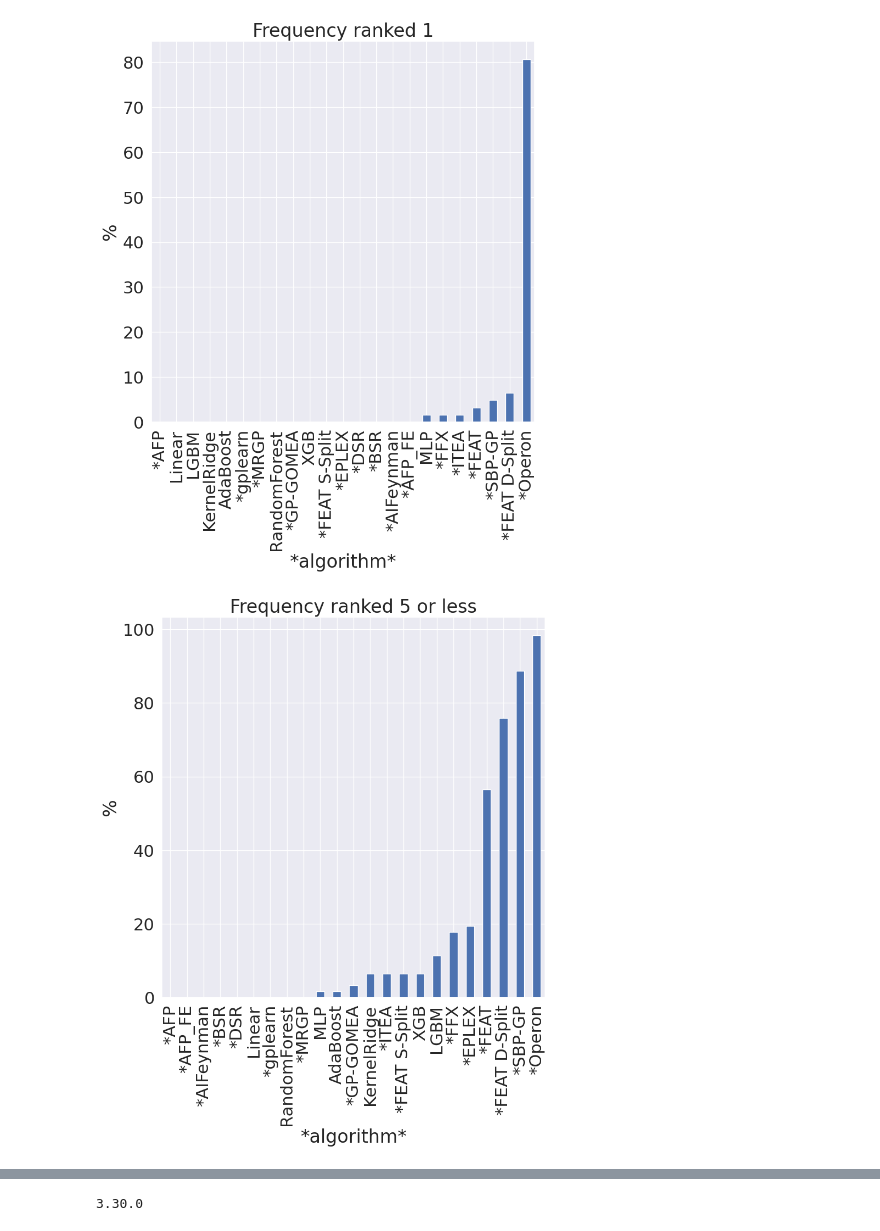
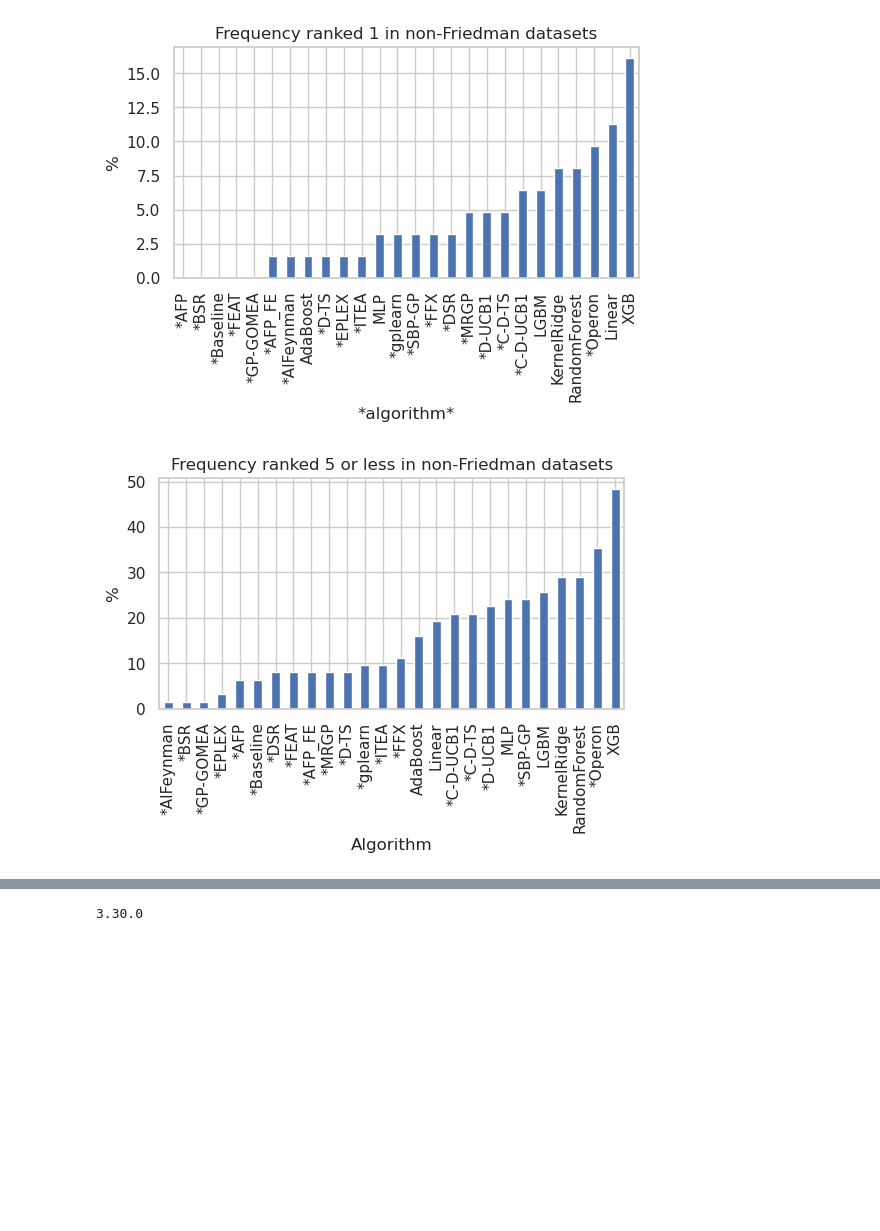
Before and after one commit to gAldeia/srbench, a Jupyter notebook: postprocessing/results-extended.ipynb, the cells around one changed output, grey strips where cells are left out. Drawn from its saved outputs; the diff is of its cells as text; code cells hidden in the pictures; blank space fills up the shorter version.

```diff
--- a/postprocessing/results-extended.ipynb
+++ b/postprocessing/results-extended.ipynb
@@ -146,0 +177,19 @@ The `ci` parameter is deprecated. Use `errorbar=('ci', 95)` for the same effect.
+# %%
+df_results['*algorithm*'] = df_results['algorithm'].apply(lambda x: '*'+x if x in symbolic_algs else x)
+sns.set(font_scale=1.0, style='whitegrid')
+
+df_pivot = pd.pivot_table(df_results[df_results.dataset.str.contains("_fri_")], index='*algorithm*', columns=['dataset'], values='r2_test').apply(lambda x: np.round(x,4))
+ranks = df_pivot.rank(ascending=False, method='min')
+plt.rcParams.update({'font.size': 30, 'pdf.fonttype' : 42, 'ps.fonttype' : 42})
+n = len(ranks.columns)
+
+plt.figure(figsize=(6,3))
+ranks.apply(lambda xs: np.array([100.0/n if x < 2 else 0 for x in xs]).sum(), axis=1).sort_values().plot.bar(ylabel='%', title='Frequency ranked 1 in Friedman datasets')
+plt.savefig('figs/hist1fri.pdf', bbox_inches="tight")
+
+plt.figure(figsize=(6,3))
+ranks.apply(lambda xs: np.array([100.0/n if x < 5 else 0 for x in xs]).sum(), axis=1).sort_values().plot.bar(
+    ylabel='%',
+    xlabel='Algorithm',
+    title='Frequency ranked 5 or less in Friedman datasets')
+plt.savefig('figs/hist5fri.pdf', bbox_inches="tight")
@@ -147,18 +199,21 @@ The `ci` parameter is deprecated. Use `errorbar=('ci', 95)` for the same effect.
 # %%
 df_results['*algorithm*'] = df_results['algorithm'].apply(lambda x: '*'+x if x in symbolic_algs else x)
 
-df_pivot = pd.pivot_table(df_results[df_results.dataset.str.contains("_fri_")], index='*algorithm*', columns=['dataset'], values='r2_test').apply(lambda x: np.round(x,4))
+df_pivot = pd.pivot_table(df_results[~df_results.dataset.str.contains("_fri_")], index='*algorithm*', columns=['dataset'], values='r2_test').apply(lambda x: np.round(x,4))
 ranks = df_pivot.rank(ascending=False, method='min')
 plt.rcParams.update({'font.size': 30, 'pdf.fonttype' : 42, 'ps.fonttype' : 42})
 n = len(ranks.columns)
 
-plt.figure(figsize=(9,9))
-ranks.apply(lambda xs: np.array([100.0/n if x < 2 else 0 for x in xs]).sum(), axis=1).sort_values().plot.bar(ylabel='%', title='Frequency ranked 1')
-plt.savefig('figs/hist1fri.pdf', bbox_inches="tight")
+plt.figure(figsize=(6,3))
+ranks.apply(lambda xs: np.array([100.0/n if x < 2 else 0 for x in xs]).sum(), axis=1).sort_values().plot.bar(ylabel='%', title='Frequency ranked 1 in non-Friedman datasets')
+plt.savefig('figs/hist1nonfri.pdf', bbox_inches="tight")
 
-plt.figure(figsize=(9,9))
-ranks.apply(lambda xs: np.array([100.0/n if x < 5 else 0 for x in xs]).sum(), axis=1).sort_values().plot.bar(ylabel='%', title='Frequency ranked 5 or less')
-plt.savefig('figs/hist5fri.pdf', bbox_inches="tight")
+plt.figure(figsize=(6,3))
+ranks.apply(lambda xs: np.array([100.0/n if x < 5 else 0 for x in xs]).sum(), axis=1).sort_values().plot.bar(
+    ylabel='%',
+    xlabel='Algorithm',
+    title='Frequency ranked 5 or less in non-Friedman datasets')
+plt.savefig('figs/hist5nonfri.pdf', bbox_inches="tight")
 # %% [output]
-[figure, old version]
+[figure, new version]
-[figure, old version]
+[figure, new version]
```
Also changed, not shown: parts of 9 cells of this notebook, 10 other files.
